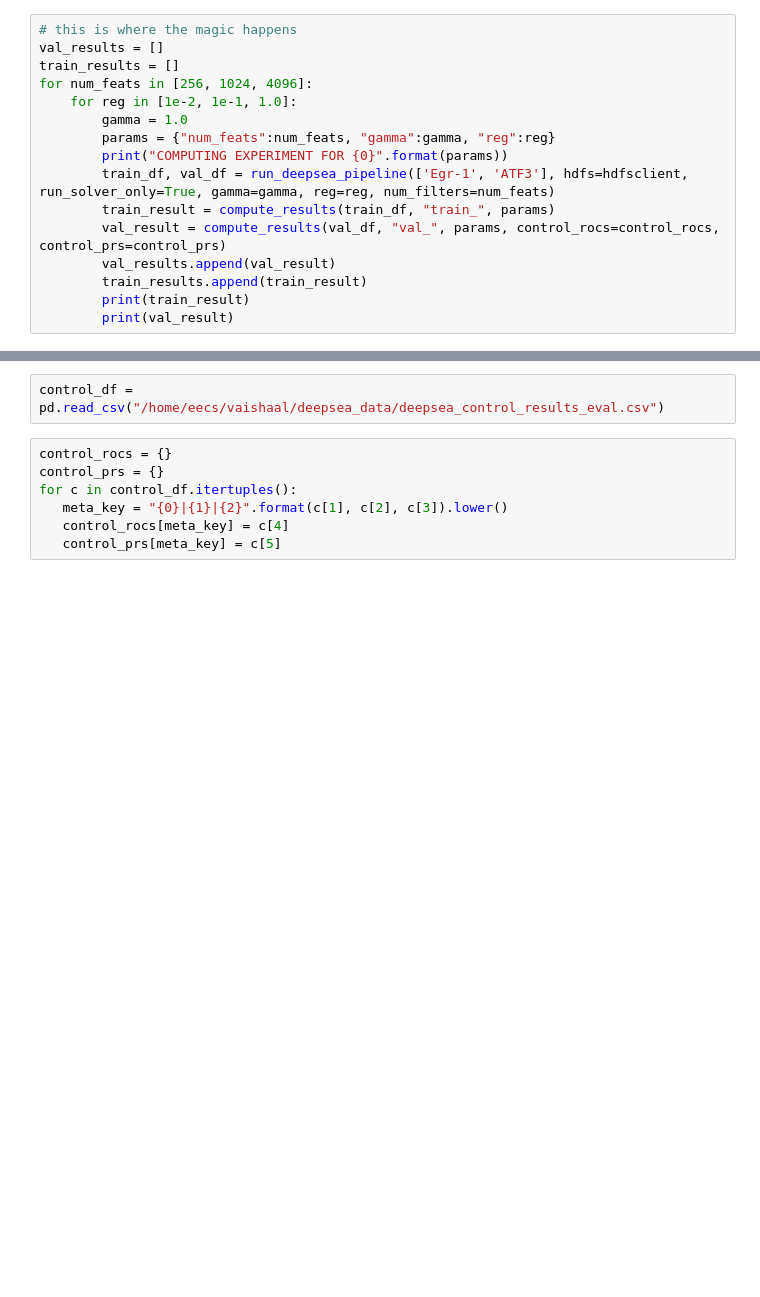
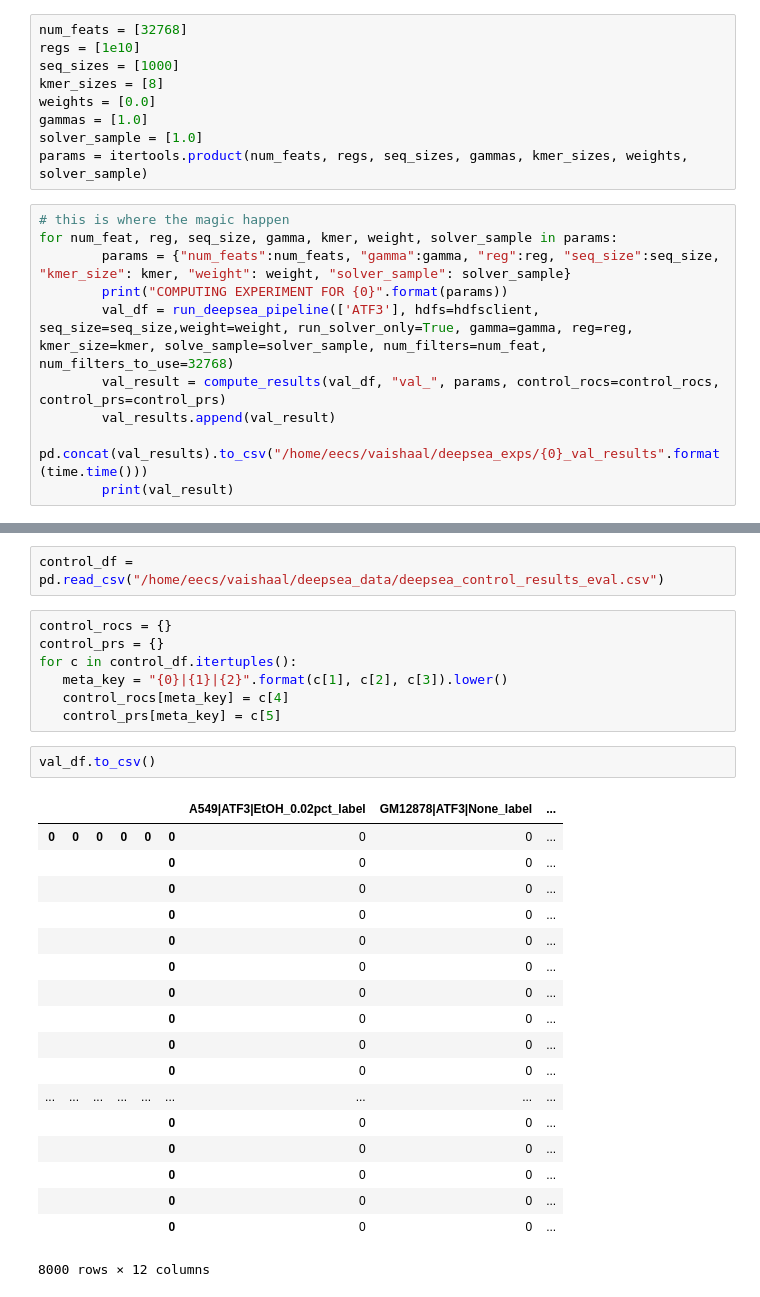
Before and after one commit to akmorrow13/endive, a Jupyter notebook: python/run-deepsea-pipeline.ipynb, the cells around one changed output, grey strips where cells are left out. Cells and saved outputs as stored; diff of their text form; blank space fills up the shorter version.

```diff
--- a/python/run-deepsea-pipeline.ipynb
+++ b/python/run-deepsea-pipeline.ipynb
@@ -29,17 +34,20 @@ num_executors = 14
+# %%
+num_feats = [32768]
+regs = [1e10]
+seq_sizes = [1000]
+kmer_sizes = [8]
+weights = [0.0]
+gammas = [1.0]
+solver_sample = [1.0]
+params = itertools.product(num_feats, regs, seq_sizes, gammas, kmer_sizes, weights, solver_sample)
 # %%
-# this is where the magic happens
-val_results = []
-train_results = []
-for num_feats in [256, 1024, 4096]:
-    for reg in [1e-2, 1e-1, 1.0]:
-        gamma = 1.0
-        params = {"num_feats":num_feats, "gamma":gamma, "reg":reg}
+# this is where the magic happen
+for num_feat, reg, seq_size, gamma, kmer, weight, solver_sample in params:
+        params = {"num_feats":num_feats, "gamma":gamma, "reg":reg, "seq_size":seq_size, "kmer_size": kmer, "weight": weight, "solver_sample": solver_sample}
         print("COMPUTING EXPERIMENT FOR {0}".format(params))
-        train_df, val_df = run_deepsea_pipeline(['Egr-1', 'ATF3'], hdfs=hdfsclient, run_solver_only=True, gamma=gamma, reg=reg, num_filters=num_feats)
-        train_result = compute_results(train_df, "train_", params)
+        val_df = run_deepsea_pipeline(['ATF3'], hdfs=hdfsclient, seq_size=seq_size,weight=weight, run_solver_only=True, gamma=gamma, reg=reg, kmer_size=kmer, solve_sample=solver_sample, num_filters=num_feat, num_filters_to_use=32768)
         val_result = compute_results(val_df, "val_", params, control_rocs=control_rocs, control_prs=control_prs)
         val_results.append(val_result)
-        train_results.append(train_result)
-        print(train_result)
+        pd.concat(val_results).to_csv("/home/eecs/vaishaal/deepsea_exps/{0}_val_results".format(time.time()))
         print(val_result)
 # %% [output]
@@ -112,3 +155,24 @@ for c in control_df.itertuples():
    meta_key = "{0}|{1}|{2}".format(c[1], c[2], c[3]).lower()
    control_rocs[meta_key] = c[4]
    control_prs[meta_key] = c[5]
+# %%
+val_df.to_csv()
+# %% [output]
+|  |  |  |  |  |  | A549|ATF3|EtOH_0.02pct_label | GM12878|ATF3|None_label | ... |
+| 0 | 0 | 0 | 0 | 0 | 0 | 0 | 0 | ... |
+|  |  |  |  |  | 0 | 0 | 0 | ... |
+|  |  |  |  |  | 0 | 0 | 0 | ... |
+|  |  |  |  |  | 0 | 0 | 0 | ... |
+|  |  |  |  |  | 0 | 0 | 0 | ... |
+|  |  |  |  |  | 0 | 0 | 0 | ... |
+|  |  |  |  |  | 0 | 0 | 0 | ... |
+|  |  |  |  |  | 0 | 0 | 0 | ... |
+|  |  |  |  |  | 0 | 0 | 0 | ... |
+|  |  |  |  |  | 0 | 0 | 0 | ... |
+| ... | ... | ... | ... | ... | ... | ... | ... | ... |
+|  |  |  |  |  | 0 | 0 | 0 | ... |
+|  |  |  |  |  | 0 | 0 | 0 | ... |
+|  |  |  |  |  | 0 | 0 | 0 | ... |
+|  |  |  |  |  | 0 | 0 | 0 | ... |
+|  |  |  |  |  | 0 | 0 | 0 | ... |
+8000 rows × 12 columns
```
Also changed, not shown: parts of 20 cells of this notebook, 5 other files.
